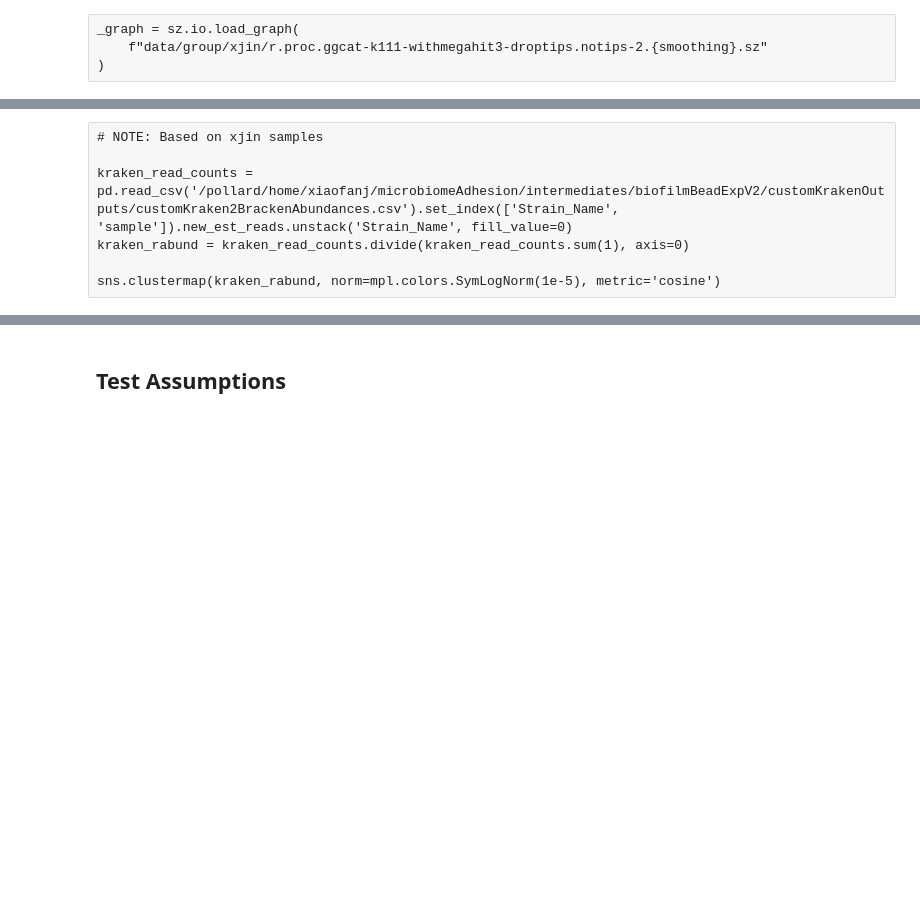
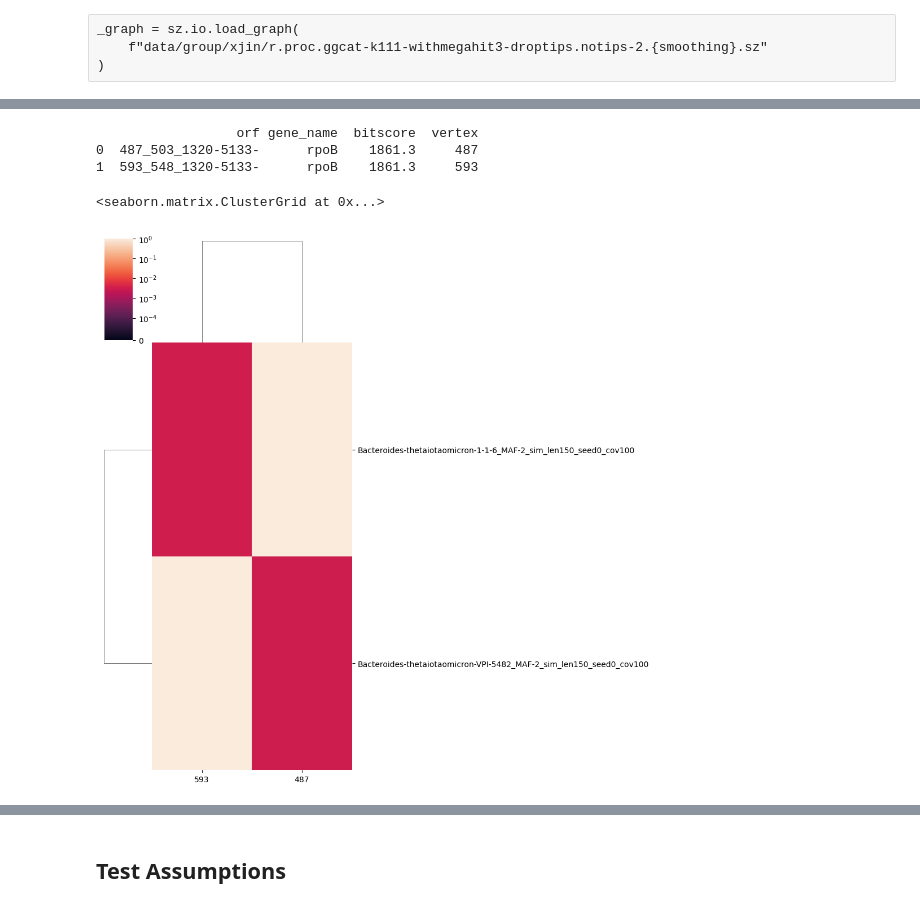
Before and after one commit to bsmith89/strain-aware-assembly, a Jupyter notebook: nb/explore_results.ipynb, the cells around one changed output, grey strips where cells are left out. Drawn from its saved outputs; the diff is of its cells as text; code cells hidden in the pictures; blank space fills up the shorter version.

```diff
--- a/nb/explore_results.ipynb
+++ b/nb/explore_results.ipynb
@@ -55,10 +62,10 @@ draw_graphs = True
 ## Which assembly / output dir
 # %%
 k = 111
-group = "btheta_2strains_tiles_k111"
-graph_type = f"k{k}-denovo0"
+group = "btheta_2strains_sim_cov100"
+graph_type = f"k{k}-withmegahit3-droptips"
 smoothing = "smoothed-6"
-deconv = "norm-nobal-10-10"
+deconv = "norm-nobal-nocull-10-10"
 clust_params = "e50-n20000-d20"
 
 fig_dir = f"data/group/{group}/r.proc.ggcat-{graph_type}.notips-2.{smoothing}.unzip-{deconv}.figs.d"
@@ -180,31 +212,30 @@ vertex_length = pd.Series(final_graph.vp["length"], index=final_graph.get_vertic
 # %%
 # Normalize by rpoB and gyrA depth
 
 marker_model = "TIGR02013"
 
 marker_genes = pd.read_table(
     f"data/group/{group}/r.proc.ggcat-{graph_type}.notips-2.{smoothing}.unzip-{deconv}.cds.tran.hmmer-{marker_model}-ga.tsv",
     names=["orf", "gene_name", "bitscore"],
 ).assign(vertex=lambda x: x.orf.str.split("_").str[0].astype(int))
 _marker_gene_vertex_list = list(set(marker_genes.vertex))
 marker_depth = vertex_depth.loc[_marker_gene_vertex_list].T
 total_marker_depth = marker_depth.sum(1)
 
 print(marker_genes)
 
 normalized_vertex_depth = vertex_depth.divide(total_marker_depth)
 
 marker_rabund = marker_depth.divide(total_marker_depth, axis=0)
 # plt.hist(marker_depth.sum())
 sns.clustermap(
     marker_rabund.rename(sample_idx_to_id) + 1e-5,
-    norm=mpl.colors.SymLogNorm(1e-5, vmin=0, vmax=1),
+    norm=mpl.colors.SymLogNorm(1e-4, vmin=0, vmax=1),
     metric="cosine",
 )
+# %% [output]
+                  orf gene_name  bitscore  vertex
+0  487_503_1320-5133-      rpoB    1861.3     487
+1  593_548_1320-5133-      rpoB    1861.3     593
+<seaborn.matrix.ClusterGrid at 0x...>
+[figure, added]
-# %% [raw]
-# NOTE: Based on xjin samples
-
-kraken_read_counts = pd.read_csv('/pollard/home/xiaofanj/microbiomeAdhesion/intermediates/biofilmBeadExpV2/customKrakenOutputs/customKraken2BrackenAbundances.csv').set_index(['Strain_Name', 'sample']).new_est_reads.unstack('Strain_Name', fill_value=0)
-kraken_rabund = kraken_read_counts.divide(kraken_read_counts.sum(1), axis=0)
-
-sns.clustermap(kraken_rabund, norm=mpl.colors.SymLogNorm(1e-5), metric='cosine')
```
Also changed, not shown: parts of 39 cells of this notebook, 19 other files.
